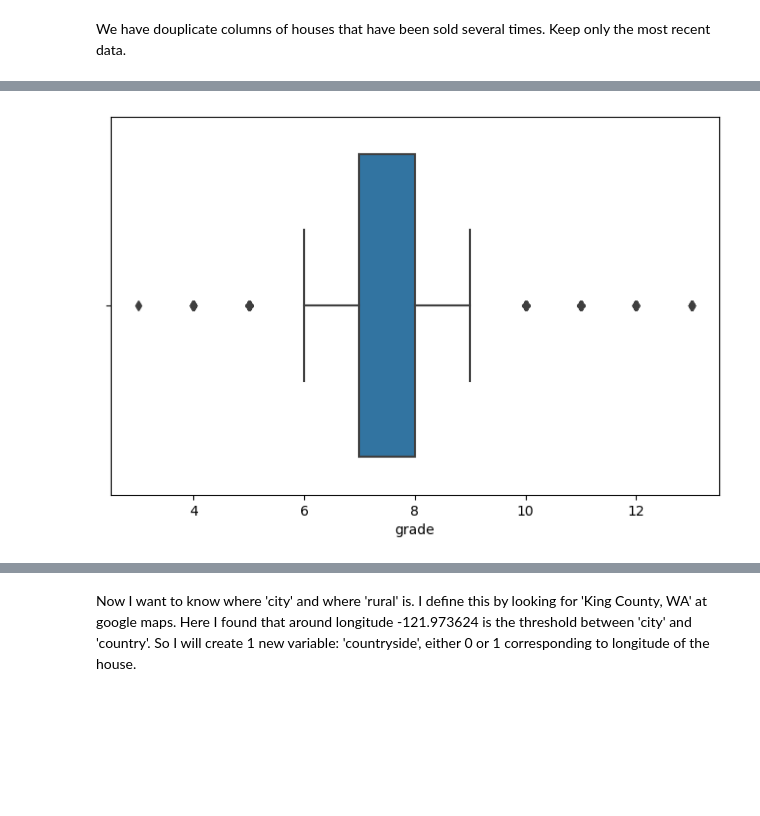
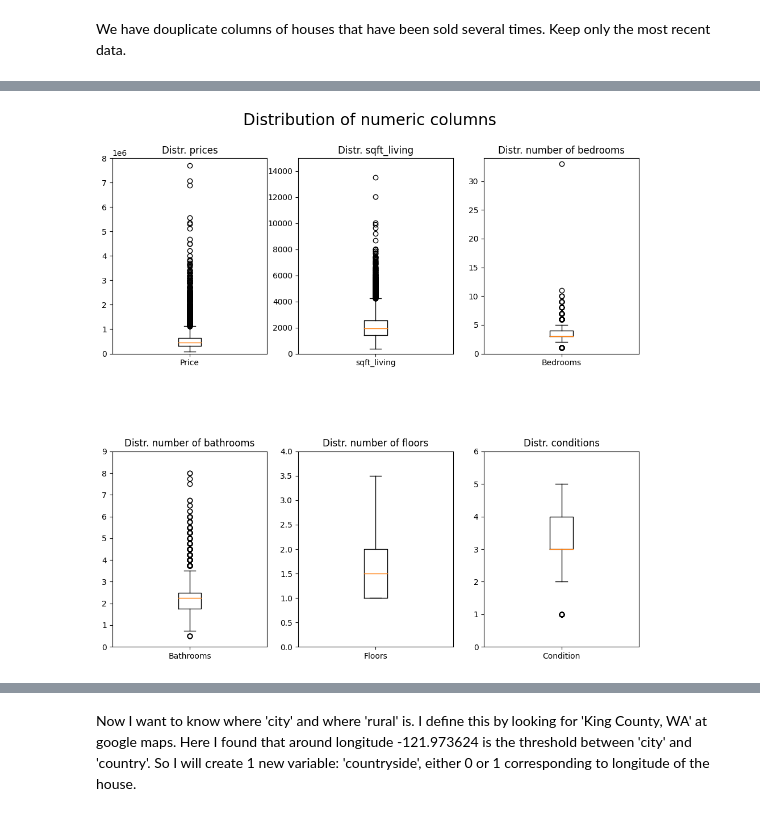
Before and after one commit to kifrie/EDA_HousingMarket, a Jupyter notebook: EDA.ipynb, the cells around one changed output, grey strips where cells are left out. Saved outputs shown, nothing was run; the diff lists cells and outputs as text; code cells hidden in the pictures; blank space fills up the shorter version.

```diff
--- a/EDA.ipynb
+++ b/EDA.ipynb
@@ -367,7 +356,41 @@ ax = sns.boxplot(x=df_housing2['condition'])
-# %%
-ax = sns.boxplot(x=df_housing2['grade'])
-# %% [output]
-[figure, removed]
+# %%
+fig, ax = plt.subplots(2,3, figsize=(10,10)) # create subplots on 2 rows and 3 columns
+plt.suptitle('Distribution of numeric columns', fontsize=20)
+fig.tight_layout() # tight_layout automatically adjusts subplot params so that the subplot(s) fits in to the figure area
+plt.subplots_adjust(hspace = .5, wspace = .2, top = .9) # adjusts the space between the single subplots
+
+
+ax[0][0].boxplot(x = df_housing2['price']) # creates boxplot for number of views
+ax[0][0].set_xticklabels(labels=["Price"]) # sets the label for the ticks on the x-axis
+ax[0][0].set_ylim(0,8000000) # limits the y-axis values from 0 to 2000000
+ax[0][0].set_title("Distr. prices", fontsize = 12); # sets title for subplot
+
+ax[0][1].boxplot(x = df_housing2['sqft_living'])
+ax[0][1].set_xticklabels(labels=["sqft_living"])
+ax[0][1].set_ylim(0,15000)
+ax[0][1].set_title("Distr. sqft_living", fontsize = 12);
+
+ax[0][2].boxplot(x = df_housing2['bedrooms'])
+ax[0][2].set_xticklabels(labels=["Bedrooms"])
+ax[0][2].set_ylim(0,34)
+ax[0][2].set_title("Distr. number of bedrooms", fontsize = 12);
+
+ax[1][0].boxplot(x = df_housing2['bathrooms'])
+ax[1][0].set_xticklabels(labels=["Bathrooms"])
+ax[1][0].set_ylim(0,9)
+ax[1][0].set_title("Distr. number of bathrooms", fontsize = 12);
+
+ax[1][1].boxplot(x = df_housing2['floors'])
+ax[1][1].set_xticklabels(labels=["Floors"])
+ax[1][1].set_ylim(0,4)
+ax[1][1].set_title("Distr. number of floors", fontsize = 12);
+
+ax[1][2].boxplot(x = df_housing2['condition'])
+ax[1][2].set_xticklabels(labels=["Condition"])
+ax[1][2].set_ylim(0,6)
+ax[1][2].set_title("Distr. conditions", fontsize = 12);
+# %% [output]
+[figure, added]
 # %%
 df_housing2.corr()
 # %% [output]
```
Also changed, not shown: parts of 106 cells of this notebook.
